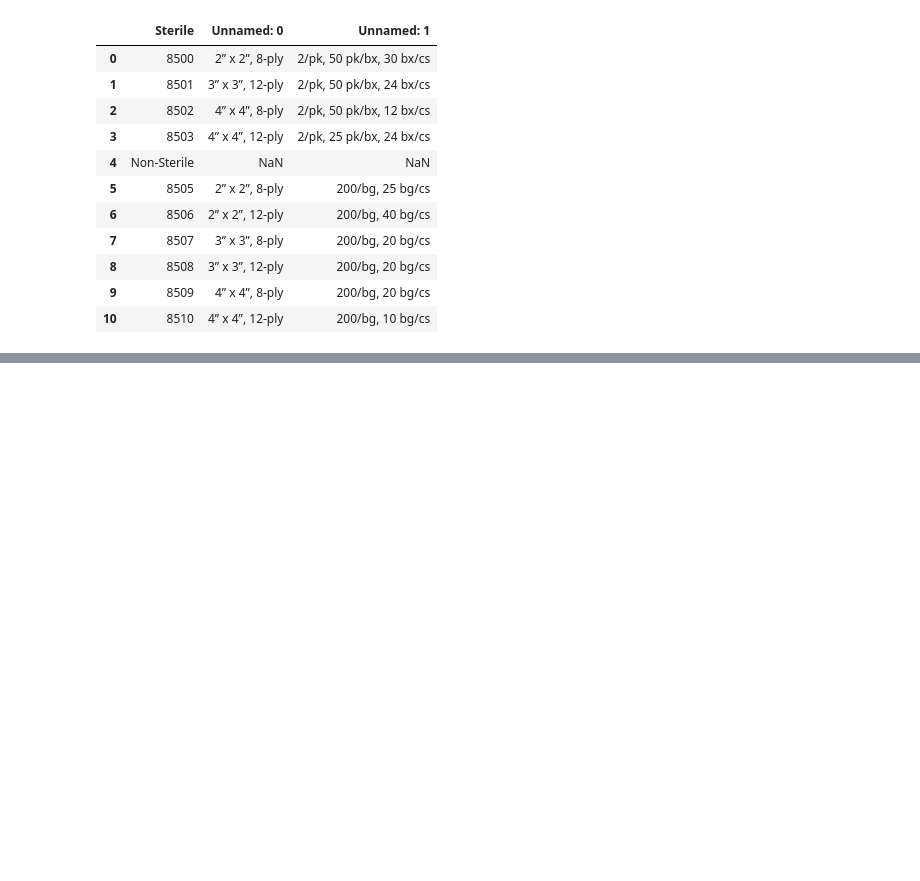
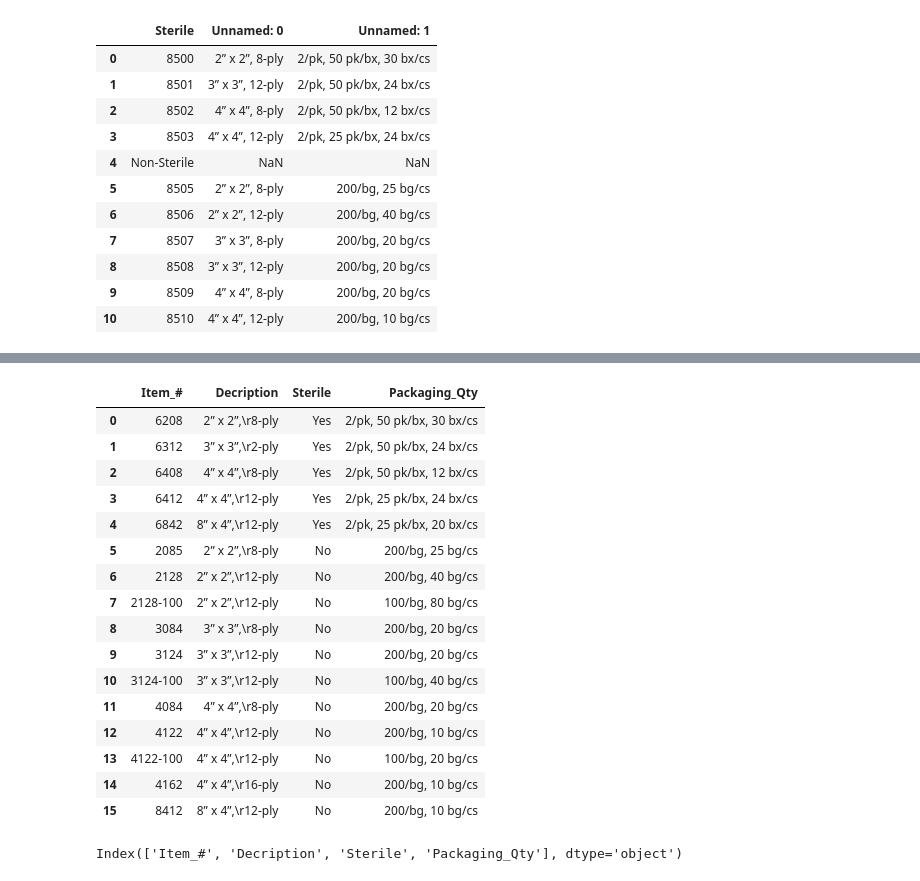
Before and after one commit to WyattGwyon/pdf_extraction, a Jupyter notebook: jupnotes/medicalSurgical/Tabula_med_surg_Succeed.ipynb, the cells around one changed output, grey strips where cells are left out. Drawn from its saved outputs; the diff is of its cells as text; code cells hidden in the pictures; blank space fills up the shorter version.

Commit message:
significant changes in Tabula_med_surg

```diff
--- a/jupnotes/medicalSurgical/Tabula_med_surg_Succeed.ipynb
+++ b/jupnotes/medicalSurgical/Tabula_med_surg_Succeed.ipynb
@@ -45,3 +45,5 @@ list
 len(dfs)
 # %% [output]
 6
+# %%
+for table in dfs:
@@ -184,0 +133,17 @@ KeyboardInterrupt:
+# %%
+# This is a RESET button
+pdf_path = '../data/Medical Surgical.pdf'
+dfs = tabula.read_pdf(pdf_path, pages=3,lattice=True, stream=False, multiple_tables=True)
+# %%
+def drop_empty_tables(df_list):
+    new_df = []
+    for table in df_list:
+        if table.empty == True:  # for some reason dfs.remove(table) only removed first instance
+            continue
+            #dfs.remove(table)
+        else:  # We will create a new list instead with the filled tables
+            new_df.append(table)
+    return new_df
+
+new_df = drop_empty_tables(dfs)
+new_df
@@ -184,0 +189,20 @@ KeyboardInterrupt:
+# %%
+new_df[1]
+# %% [output]
+|  | Item_# | Decription | Sterile | Packaging_Qty |
+| 0 | 6208 | 2” x 2”,\r8-ply | Yes | 2/pk, 50 pk/bx, 30 bx/cs |
+| 1 | 6312 | 3” x 3”,\r2-ply | Yes | 2/pk, 50 pk/bx, 24 bx/cs |
+| 2 | 6408 | 4” x 4”,\r8-ply | Yes | 2/pk, 50 pk/bx, 12 bx/cs |
+| 3 | 6412 | 4” x 4”,\r12-ply | Yes | 2/pk, 25 pk/bx, 24 bx/cs |
+| 4 | 6842 | 8” x 4”,\r12-ply | Yes | 2/pk, 25 pk/bx, 20 bx/cs |
+| 5 | 2085 | 2” x 2”,\r8-ply | No | 200/bg, 25 bg/cs |
+| 6 | 2128 | 2” x 2”,\r12-ply | No | 200/bg, 40 bg/cs |
+| 7 | 2128-100 | 2” x 2”,\r12-ply | No | 100/bg, 80 bg/cs |
+| 8 | 3084 | 3” x 3”,\r8-ply | No | 200/bg, 20 bg/cs |
+| 9 | 3124 | 3” x 3”,\r12-ply | No | 200/bg, 20 bg/cs |
+| 10 | 3124-100 | 3” x 3”,\r12-ply | No | 100/bg, 40 bg/cs |
+| 11 | 4084 | 4” x 4”,\r8-ply | No | 200/bg, 20 bg/cs |
+| 12 | 4122 | 4” x 4”,\r12-ply | No | 200/bg, 10 bg/cs |
+| 13 | 4122-100 | 4” x 4”,\r12-ply | No | 100/bg, 20 bg/cs |
+| 14 | 4162 | 4” x 4”,\r16-ply | No | 200/bg, 10 bg/cs |
+| 15 | 8412 | 8” x 4”,\r12-ply | No | 200/bg, 10 bg/cs |
@@ -184,0 +211,4 @@ KeyboardInterrupt:
+# %%
+prob_df.columns #['Decription']
+# %% [output]
+Index(['Item_#', 'Decription', 'Sterile', 'Packaging_Qty'], dtype='object')
```
Also changed, not shown: parts of 27 cells of this notebook, 3 other files.
